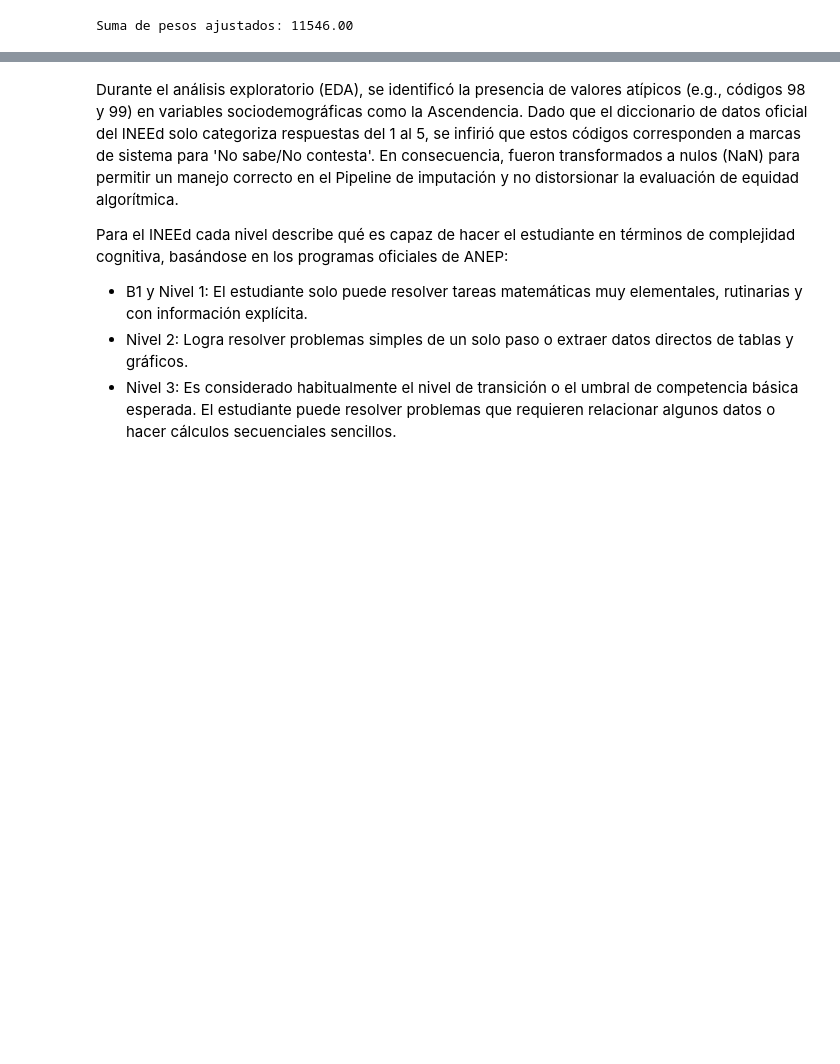
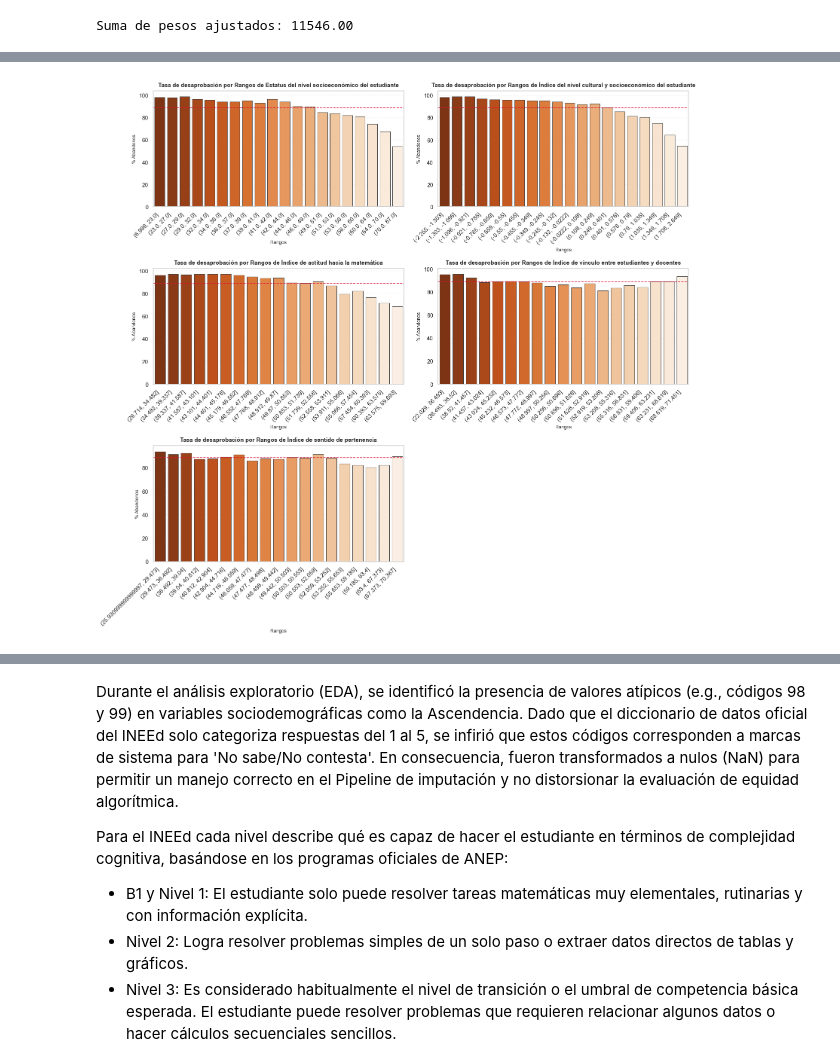
Before and after one commit to estebancardoso96/los_parsimoniosos, a Jupyter notebook: guia_ejemplo_costos_pesos_ajustados.ipynb, the cells around one changed output, grey strips where cells are left out. Cells and saved outputs as stored; diff of their text form; code cells hidden in the pictures; blank space fills up the shorter version.

```diff
--- a/guia_ejemplo_costos_pesos_ajustados.ipynb
+++ b/guia_ejemplo_costos_pesos_ajustados.ipynb
@@ -297,0 +614,74 @@ Suma de pesos ajustados: 11546.00
+# %%
+# BARPLOTS DE TASA DE DESAPROBACION POR RANGOS DE VARIABLES NUMERICAS
+
+import math
+# Hacemos lo mismo pero para las variables numericas, pero a estas las tendremos que dividir en rangos para los graficos de barras.
+
+n_cols = 2
+# Calculamos las filas necesarias de forma dinámica
+n_rows = math.ceil(len(variables_boxplot) / n_cols)
+
+# Creamos la copia de trabajo y pasamos el target a porcentaje directo (0 a 100%)
+df_plot = df_final_modelo.copy()
+df_plot['Desaprueba_porcentaje'] = df_plot['target'].map({1: 100, 0: 0})
+
+fig, axes = plt.subplots(n_rows, n_cols, figsize=(16, 5 * n_rows))
+
+# Aplanamos el array de ejes para poder iterar en un solo bucle limpio (aplasta una matriz 2D en 1D)
+axes = axes.flatten()
+
+# ==================================================================================================
+# BUCLE EN MATRIZ DE SUBPLOTS
+# ==================================================================================================
+for i, var in enumerate(variables_boxplot):
+    ax = axes[i]
+    col_intervalo = f'{var}_Rango'
+
+    # Segmentamos la variable numérica continua en 10 deciles
+    # Usamos duplicates='drop' por seguridad si hay muchos valores idénticos (por lo que algunas variables no quedaran con 10 rangos)
+    df_plot[col_intervalo] = pd.qcut(df_plot[var], q=20, duplicates='drop')
+
+    data_tasa_num = (
+        df_plot.groupby(col_intervalo, observed=True)['Desaprueba_porcentaje']
+        .mean()
+        .sort_index()
+        .reset_index()
+    )
+
+    data_tasa_num[col_intervalo] = data_tasa_num[col_intervalo].astype(str)
+
+    # Dibujamos el barplot en el eje correspondiente
+    sns.barplot(
+        x=col_intervalo,
+        y='Desaprueba_porcentaje',
+        data=data_tasa_num,
+        palette='Oranges_r',
+        hue=col_intervalo,
+        legend=False,
+        ax=ax,
+        edgecolor='#404040',
+        linewidth=0.8
+    )
+
+    tasa_base = df_plot['Desaprueba_porcentaje'].mean()
+    # Añadimos la línea roja con la tasa base del
+    ax.axhline( y=tasa_base,color='crimson',linestyle='--',linewidth=1.2, label=f'Base Global ({tasa_base:.2f}%)' if i == 0 else "")
+
+    ax.set_title(f"Tasa de desaprobación por Rangos de {titulos.get(var, var)}", fontsize=11, fontweight='bold', pad=8)
+    ax.set_xlabel('Rangos', fontsize=9)
+    ax.set_ylabel('% Abandonos', fontsize=9)
+    ax.set_ylim(0, max(data_tasa_num['Desaprueba_porcentaje'].max() + 5, 25))
+    ax.grid(axis='y', linestyle=':', alpha=0.5)
+
+    ax.tick_params(axis='x', rotation=45)
+    for tick in ax.get_xticklabels():
+        tick.set_horizontalalignment('right')
+
+for j in range(i + 1, len(axes)):
+    fig.delaxes(axes[j])
+
+
+plt.tight_layout()
+plt.show()
+# %% [output]
+[figure, added]
```
Also changed, not shown: parts of 9 cells of this notebook.
